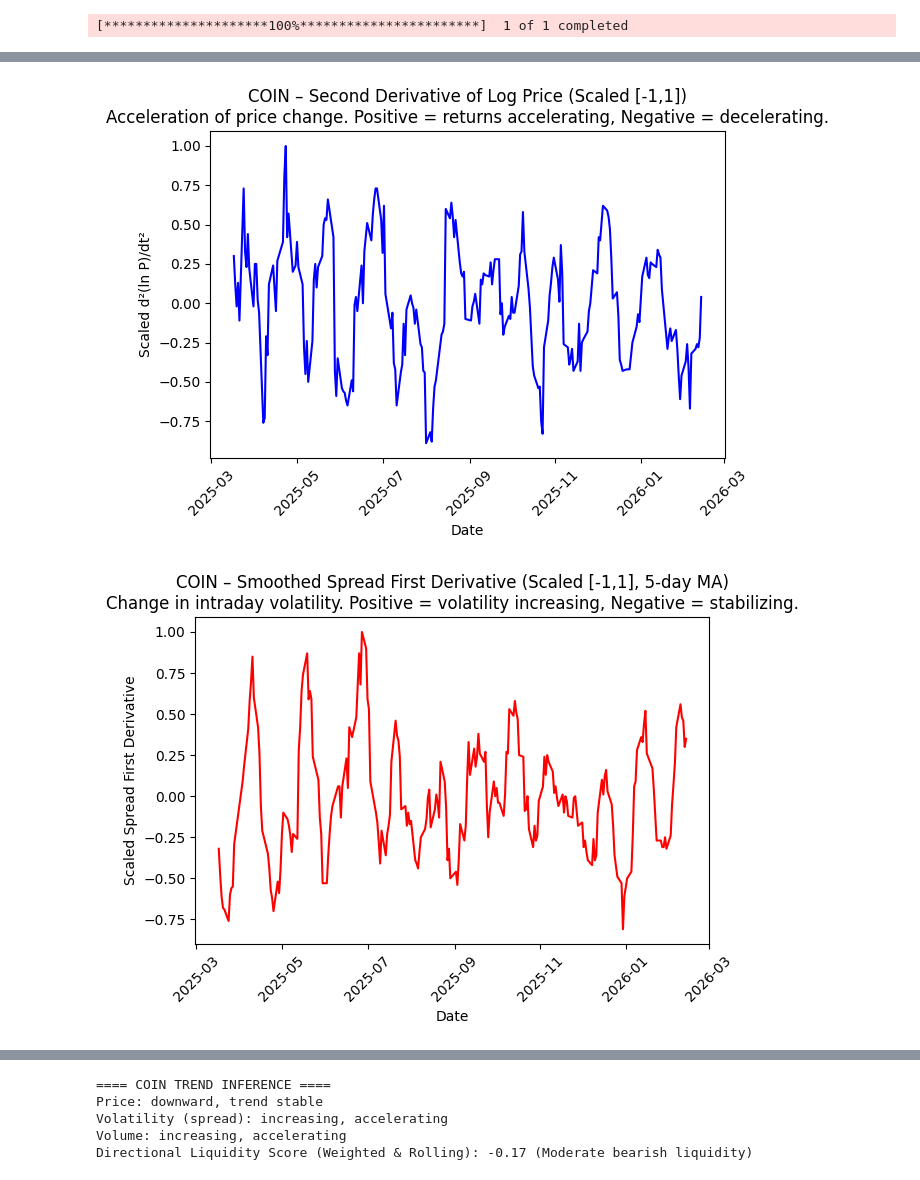
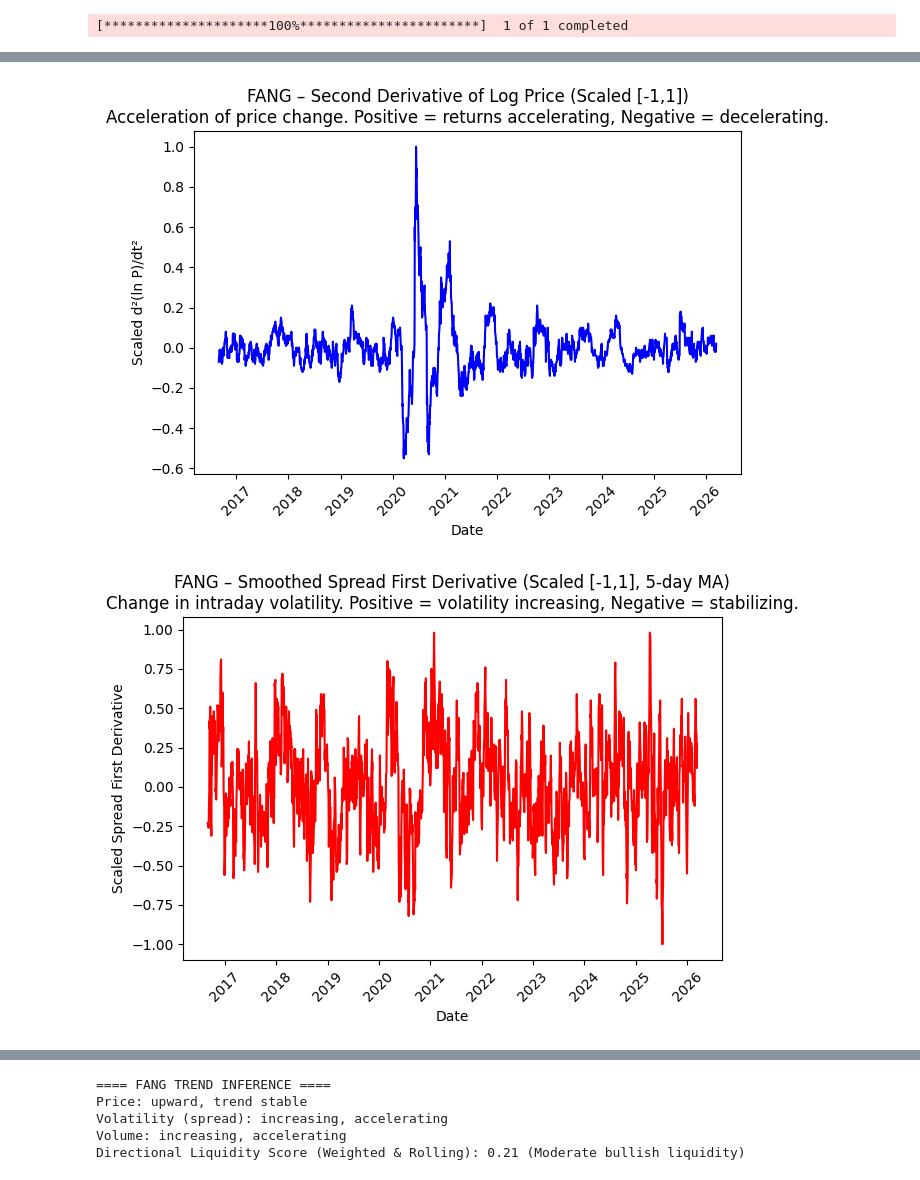
Before and after one commit to garthajon/QuantFinanceIntro, a Jupyter notebook: QuantLiquidityEngine.ipynb, the cells around one changed output, grey strips where cells are left out. Saved outputs shown, nothing was run; the diff lists cells and outputs as text; code cells hidden in the pictures.

```diff
--- a/QuantLiquidityEngine.ipynb
+++ b/QuantLiquidityEngine.ipynb
@@ -9,8 +9,8 @@ import matplotlib.pyplot as plt
 # ==========================================================
 # USER-ADJUSTABLE PARAMETERS
 # ==========================================================
-ticker = "COIN"           # Change to any stock ticker
-delta_days = 10           # Derivative period in days
+ticker = "FANG"           # Change to any stock ticker
+delta_days = 60          # Derivative period in days
 spread_ma_days = 5        # Smoothing window for spread first derivative
 volume_ma_days = 5        # Smoothing window for volume first derivative
 liquidity_rolling_days = 5 # Optional rolling mean for liquidity smoothing
@@ -23,7 +23,7 @@ w_volume =1.5 # Weight for volume derivative
 # ==========================================================
 # DOWNLOAD DATA
 # ==========================================================
-data = yf.download(ticker, period="1y", interval="1d")
+data = yf.download(ticker, period="10y", interval="1d")
 data.index = pd.to_datetime(data.index)
 data = data.sort_index()
 data = data[~data.index.duplicated(keep="first")]
@@ -242,2 +242,2 @@ infer_trend(data, ticker)
-[figure, old version]
+[figure, new version]
-[figure, old version]
+[figure, new version]
@@ -248,5 +248,5 @@ infer_trend(data, ticker)
-==== COIN TREND INFERENCE ====
-Price: downward, trend stable
+==== FANG TREND INFERENCE ====
+Price: upward, trend stable
 Volatility (spread): increasing, accelerating
 Volume: increasing, accelerating
-Directional Liquidity Score (Weighted & Rolling): -0.17 (Moderate bearish liquidity)
+Directional Liquidity Score (Weighted & Rolling): 0.21 (Moderate bullish liquidity)
```
Also changed, not shown: parts of 1 cell of this notebook.
